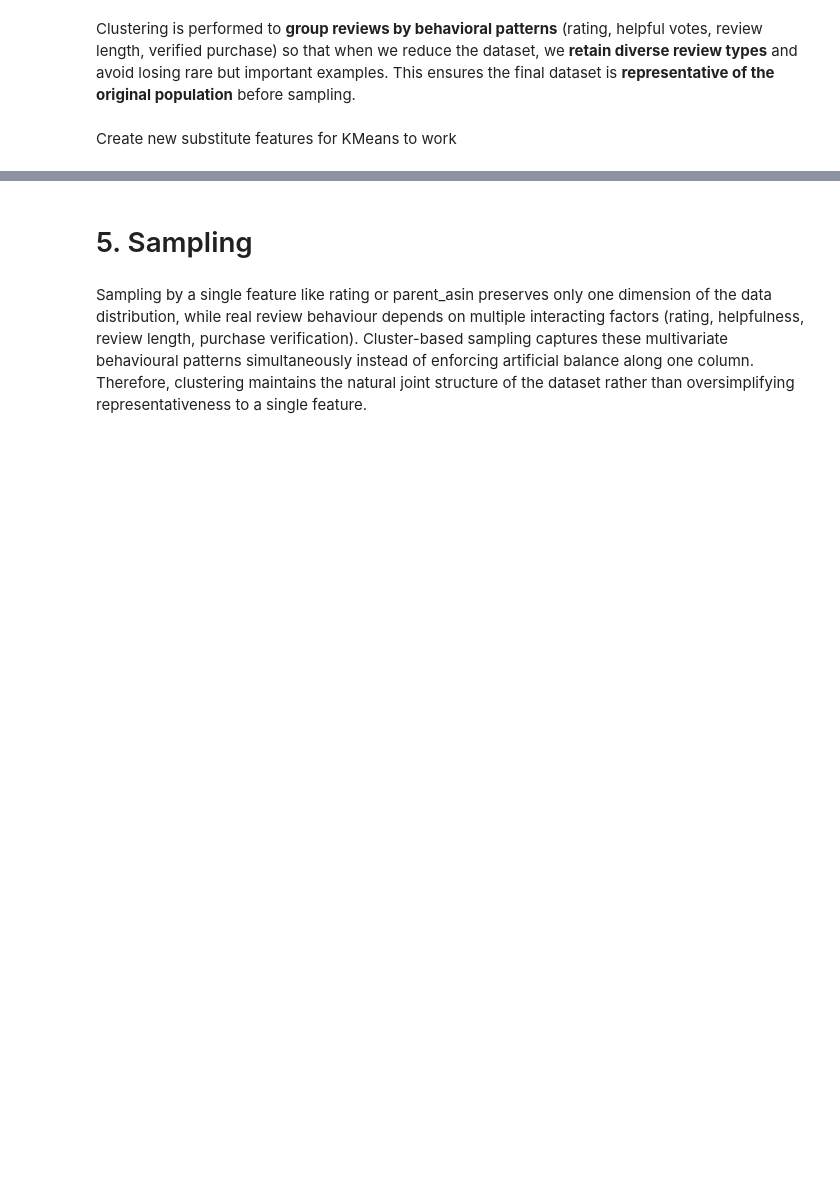
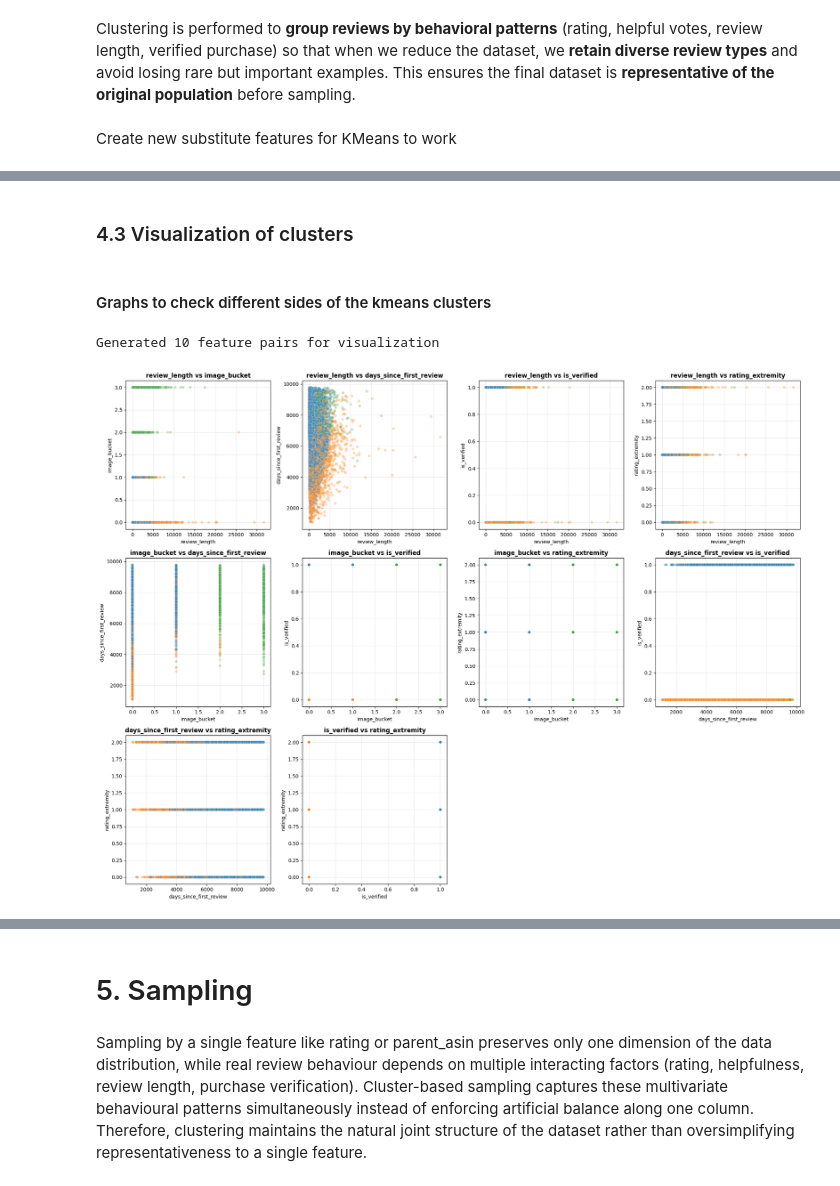
Before and after one commit to Sana-Shikalgar/amazon-review-nlp, a Jupyter notebook: notebook/03_clustering_sampling.ipynb, the cells around one changed output, grey strips where cells are left out. Drawn from its saved outputs; the diff is of its cells as text; code cells hidden in the pictures; blank space fills up the shorter version.

```diff
--- a/notebook/03_clustering_sampling.ipynb
+++ b/notebook/03_clustering_sampling.ipynb
@@ -234,0 +253,73 @@ plt.show()
+# %% [markdown]
+### 4.3 Visualization of clusters
+# %% [markdown]
+#### Graphs to check different sides of the kmeans clusters
+# %%
+def generate_feature_pairs(features_list, max_pairs=20):
+    """
+    Automatically generate meaningful feature pairs for visualization.
+    Priority: target variable pairings, then complementary relationships.
+    """
+    pairs = []
+
+    # Priority: Add complementary feature-to-feature pairs
+    complementary = [
+        ('review_length', 'image_bucket'),
+        ('review_length', 'days_since_first_review'),
+        ('review_length', 'is_verified'),
+        ('review_length', 'rating_extremity'),
+        ('image_bucket', 'days_since_first_review'),
+        ('image_bucket', 'is_verified'),
+        ('image_bucket', 'rating_extremity'),
+        ('days_since_first_review', 'is_verified'),
+        ('days_since_first_review', 'rating_extremity'),
+        ('is_verified', 'rating_extremity'),
+    ]
+
+    for x, y in complementary:
+        if len(pairs) < max_pairs and all(f in features_list for f in [x, y]):
+            if (x, y) not in pairs and (y, x) not in pairs:
+                pairs.append((x, y))
+
+    return pairs[:max_pairs]
+
+# Generate feature pairs automatically
+feature_pairs = generate_feature_pairs(FEATURES_FOR_CLUSTERING, max_pairs=16)
+
+print(f"Generated {len(feature_pairs)} feature pairs for visualization")
+# %% [output]
+Generated 10 feature pairs for visualization
+# %%
+# Auto-calculate grid dimensions
+num_pairs = len(feature_pairs)
+cols = 4
+rows = (num_pairs + cols - 1) // cols
+
+viz_df = df_kmeans.sample(n=100_000, random_state=RANDOM_STATE)
+
+fig, axes = plt.subplots(rows, cols, figsize=(20, 5*rows))
+axes = axes.flatten()
+
+for i, (x_feat, y_feat) in enumerate(feature_pairs):
+    sns.scatterplot(
+        data=viz_df,
+        x=x_feat,
+        y=y_feat,
+        hue='cluster_kmeans',
+        palette='tab10',
+        alpha=0.3,
+        s=30,
+        ax=axes[i],
+        legend=False
+    )
+    axes[i].set_title(f"{x_feat} vs {y_feat}", fontweight='bold')
+    axes[i].grid(True, alpha=0.3)
+
+# Remove empty subplots
+for j in range(len(feature_pairs), len(axes)):
+    fig.delaxes(axes[j])
+
+plt.tight_layout()
+plt.show()
+# %% [output]
+[figure, added]
```
Also changed, not shown: parts of 33 cells of this notebook.
